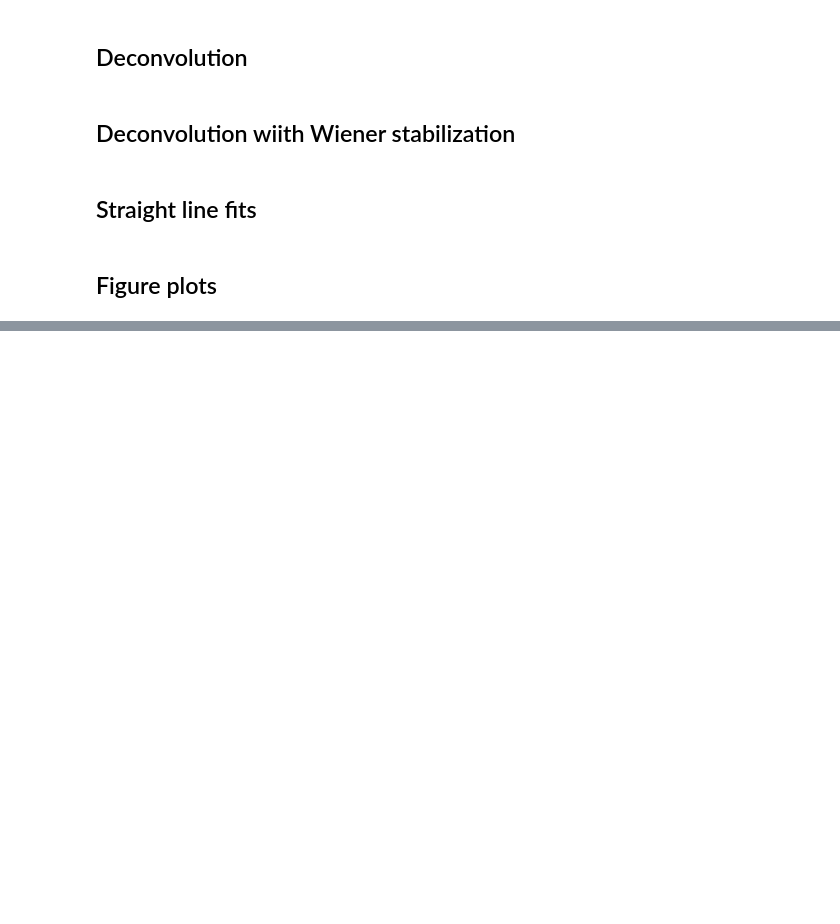
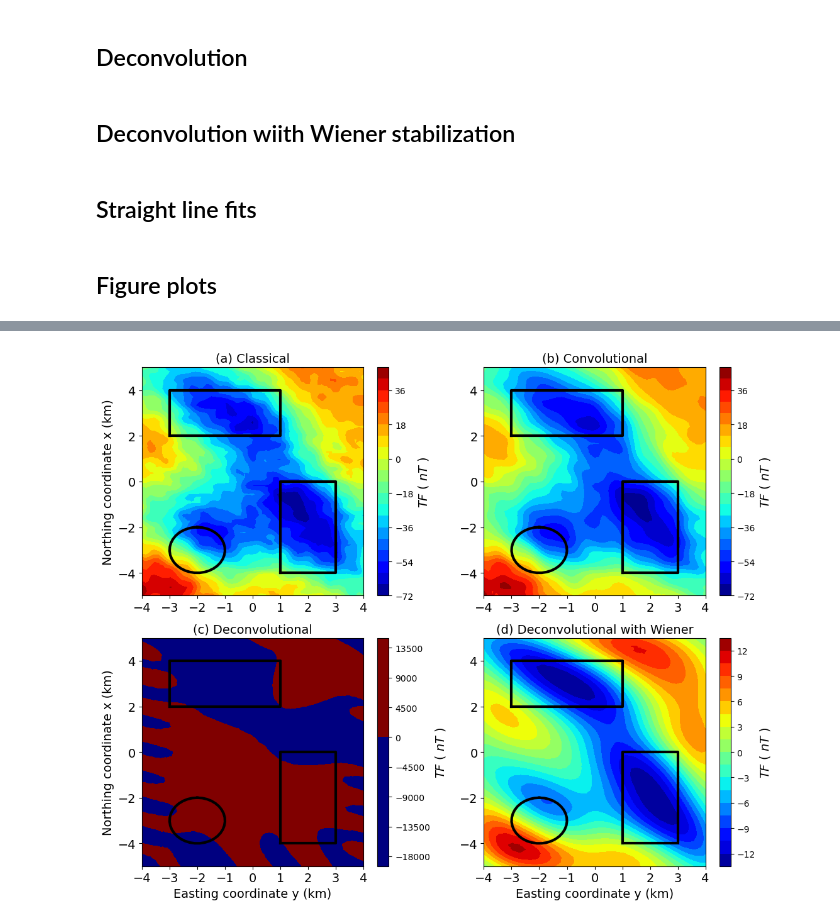
Before and after one commit to DiegoTaka/fast_equivalent_layer, a Jupyter notebook: code/mag/Stability_comparison_mag.ipynb, the cells around one changed output, grey strips where cells are left out. Cells and saved outputs as stored; diff of their text form; code cells hidden in the pictures; blank space fills up the shorter version.

```diff
--- a/code/mag/Stability_comparison_mag.ipynb
+++ b/code/mag/Stability_comparison_mag.ipynb
@@ -244,0 +259,78 @@ plt.tight_layout()
+# %%
+#Projection_model
+phi = np.linspace(0, 2.*np.pi, 36)  #36 points
+x = xc/1000 + R/1000*np.cos(phi)
+y = yc/1000 + R/1000*np.sin(phi)
+
+x_p = [-3., -3, 1, 1, -3.]
+y_p = [2., 4, 4, 2, 2.]
+
+x_p2 = [1, 1, 3, 3, 1]
+y_p2 = [-4, 0, 0, -4, -4.]
+
+fig = plt.figure(figsize=(11,9))
+fig.patch.set_facecolor('xkcd:white')
+plt.subplot(221)
+plt.title('(a) Classical', y=1, x=0.5, fontsize=14)
+plt.tricontourf(yi_plot, xi_plot,tf_classic,22,cmap='jet')
+plt.plot(x_p,y_p,color="k", linewidth=3)
+plt.plot(x_p2,y_p2,color="k", linewidth=3)
+plt.plot(y, x, color="k", linewidth=3)
+cb = plt.colorbar(shrink=1)
+cb.set_label('$TF$ ( $nT$ )', rotation=90, fontsize=14)
+plt.xlim(np.min(yi_plot),np.max(yi_plot))
+plt.ylim(np.min(xi_plot),np.max(xi_plot))
+plt.xticks(fontsize=14)
+plt.yticks(fontsize=14)
+#plt.xlabel('Easting coordinate y (km)', fontsize=14)
+plt.ylabel('Northing coordinate x (km)', fontsize=14)
+
+plt.subplot(222)
+plt.title('(b) Convolutional', y=1, x=0.5, fontsize=14)
+plt.tricontourf(yi_plot, xi_plot,tf_bccb,22, vmin=scale_min, vmax=scale_max, cmap='jet')
+plt.plot(x_p,y_p,color="k", linewidth=3)
+plt.plot(x_p2,y_p2,color="k", linewidth=3)
+plt.plot(y, x, color="k", linewidth=3)
+cb = plt.colorbar(shrink=1)
+cb.set_label('$TF$ ( $nT$ )', rotation=90, fontsize=14)
+plt.xlim(np.min(yi_plot),np.max(yi_plot))
+plt.ylim(np.min(xi_plot),np.max(xi_plot))
+plt.xticks(fontsize=14)
+plt.yticks(fontsize=14)
+#plt.xlabel('Easting coordinate y (km)', fontsize=14)
+#plt.ylabel('Northing coordinate x (km)', fontsize=14)
+
+plt.subplot(223)
+plt.title('(c) Deconvolutional', y=1, x=0.5, fontsize=14)
+plt.tricontourf(yi_plot, xi_plot,tf_dec,22, vmin=scale_min, vmax=scale_max, cmap='jet')
+plt.plot(x_p,y_p,color="k", linewidth=3)
+plt.plot(x_p2,y_p2,color="k", linewidth=3)
+plt.plot(y, x, color="k", linewidth=3)
+cb = plt.colorbar(shrink=1)
+cb.set_label('$TF$ ( $nT$ )', rotation=90, fontsize=14)
+plt.xlim(np.min(yi_plot),np.max(yi_plot))
+plt.ylim(np.min(xi_plot),np.max(xi_plot))
+plt.xticks(fontsize=14)
+plt.yticks(fontsize=14)
+plt.xlabel('Easting coordinate y (km)', fontsize=14)
+plt.ylabel('Northing coordinate x (km)', fontsize=14)
+
+plt.subplot(224)
+plt.title('(d) Deconvolutional with Wiener', y=1, x=0.5, fontsize=14)
+plt.tricontourf(yi_plot, xi_plot,tf_dec_wiener,22,cmap='jet')
+plt.plot(x_p,y_p,color="k", linewidth=3)
+plt.plot(x_p2,y_p2,color="k", linewidth=3)
+plt.plot(y, x, color="k", linewidth=3)
+cb = plt.colorbar(shrink=1)
+cb.set_label('$TF$ ( $nT$ )', rotation=90, fontsize=14)
+plt.xlim(np.min(yi_plot),np.max(yi_plot))
+plt.ylim(np.min(xi_plot),np.max(xi_plot))
+plt.xticks(fontsize=14)
+plt.yticks(fontsize=14)
+plt.xlabel('Easting coordinate y (km)', fontsize=14)
+#plt.ylabel('Northing coordinate x (km)', fontsize=14)
+
+plt.tight_layout()
+#plt.savefig('../../manuscript/Fig/stability_mag_comparison.png', dpi=300)
+# %% [output]
+[figure, added]
```
Also changed, not shown: parts of 9 cells of this notebook, 2 other files.
